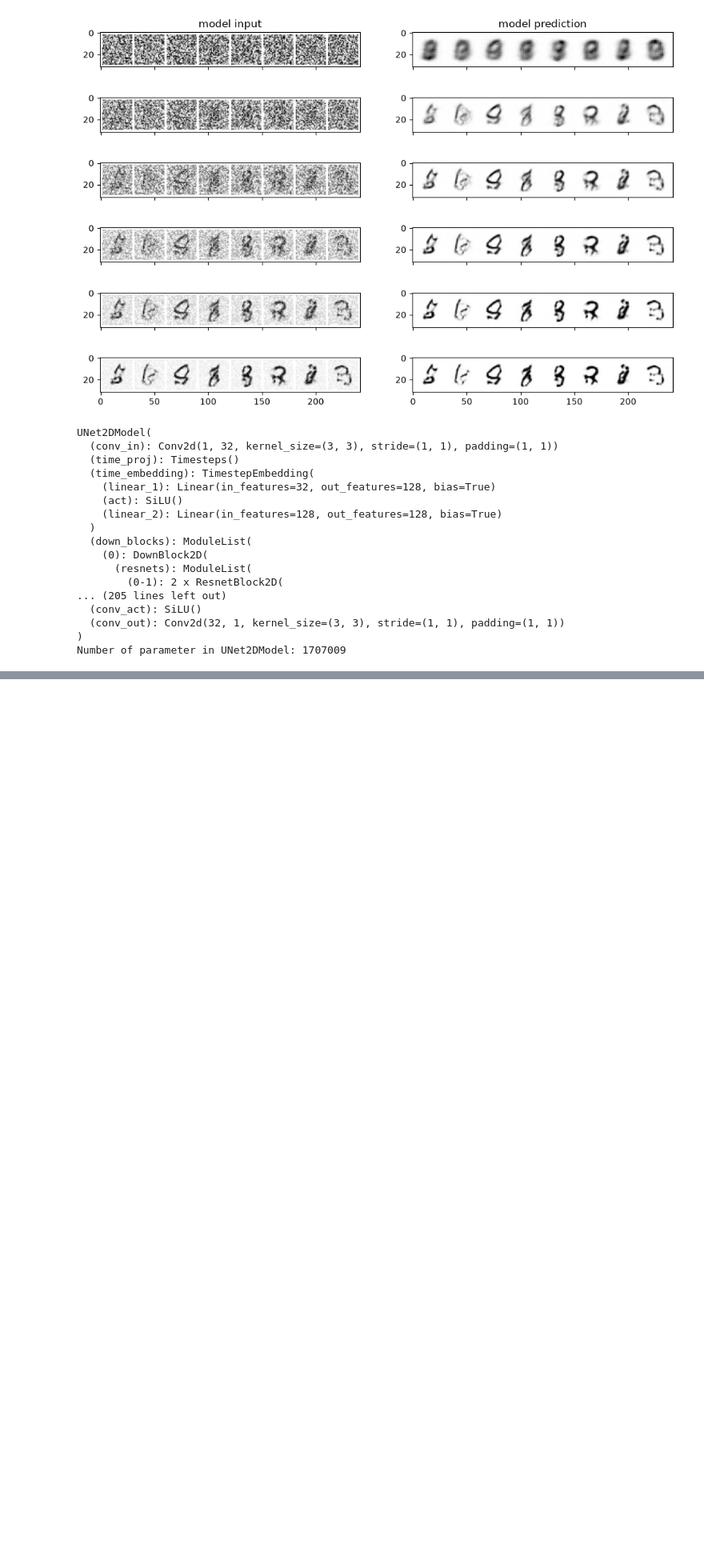
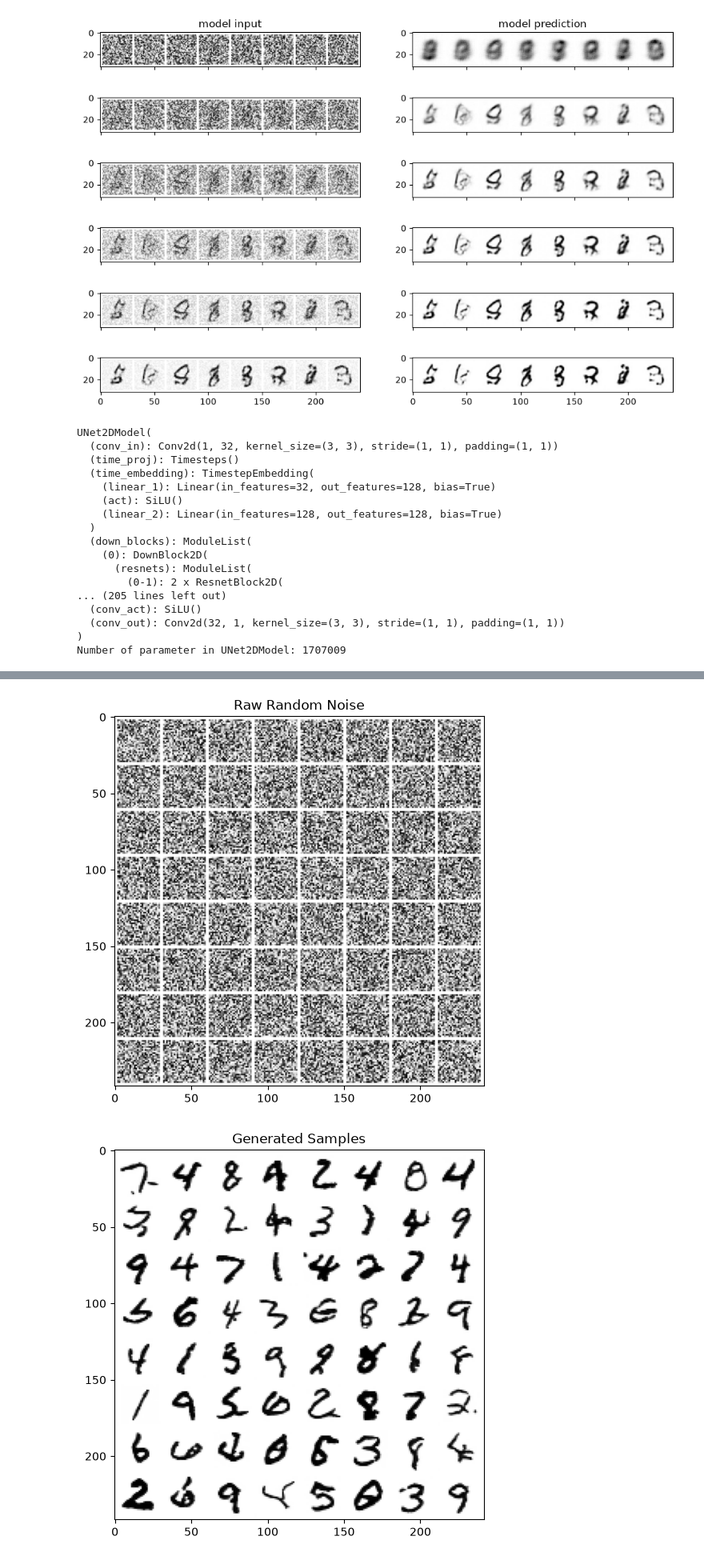
Before and after one commit to FlyingMatrix/diffusion, a Jupyter notebook: diffusion-from-scratch.ipynb, the cells around one changed output, grey strips where cells are left out. Shown at 80% size. Cells and saved outputs as stored; diff of their text form; code cells hidden in the pictures; blank space fills up the shorter version.

```diff
--- a/diffusion-from-scratch.ipynb
+++ b/diffusion-from-scratch.ipynb
@@ -405,11 +405,11 @@ UNet2DModel(
 )
 Number of parameter in UNet2DModel: 1707009
 # %%
-# Trying UNet2DModel to compare with the basic UNet
+# Train a UNet2DModel
 batch_size = 128
 train_dataloader = DataLoader(dataset, batch_size=batch_size, shuffle=True)
 
-n_epochs = 30
+n_epochs = 20
 model.to(device)
 loss_fn = nn.MSELoss()
 optimizer = torch.optim.Adam(model.parameters(), lr=1e-3)
@@ -430,7 +430,7 @@ for epoch in range(n_epochs):
         noisy_image = corrupt(image, noise_amount)
 
         # Get the model prediction
-        pred = model(noisy_image)
+        pred = model(noisy_image, 0).sample
 
         # Calculate the loss
         loss = loss_fn(pred, image)
@@ -460,0 +533,22 @@ plot_training_from_file(path="mnist_train_loss_unet2dmodel.jsonl")
+# %%
+# Load model weights
+model = UNet2DModel(
+    sample_size=28,                     # the target image resolution
+    in_channels=1,                      # the number of input channels
+    out_channels=1,                     # the number of output channels
+    layers_per_block=2,                 # how many ResNet layers to use per UNet block
+    block_out_channels=(32, 64, 64),    # roughly matching our basic unet example
+    down_block_types=(
+        "DownBlock2D",                  # a regular ResNet downsampling block
+        "AttnDownBlock2D",              # a ResNet downsampling block with spatial self-attention
+        "AttnDownBlock2D",
+    ),
+    up_block_types=(
+        "AttnUpBlock2D",
+        "AttnUpBlock2D",                # a ResNet upsampling block with spatial self-attention
+        "UpBlock2D",                    # a regular ResNet upsampling block
+      ),
+).to(device)
+
+model.load_state_dict(torch.load('mnist_unet2dmodel_weights.pth', weights_only=True))
+mnist_model.eval()
@@ -461,16 +571,24 @@ plot_training_from_file(path="mnist_train_loss_unet2dmodel.jsonl")
 # %%
 # Samples - using 40 sampling steps
 n_steps = 40
 x = torch.rand(64, 1, 28, 28).to(device)
+
+fig, ax = plt.subplots(figsize=(6, 6))
+ax.set_title('Raw Random Noise')
+ax.imshow(torchvision.utils.make_grid(x.detach().cpu(), nrow=8)[0].clip(0, 1), cmap='Greys')
+plt.show()
 
 for i in range(n_steps):
     noise_amount = torch.ones((x.shape[0], )).to(device) * (1 - (i / n_steps)) # Starting high going low
     with torch.no_grad():
         pred = model(x, 0).sample
     mix_factor = 1 / (n_steps - i)
     x = x * (1 - mix_factor) + pred * mix_factor
 
-fig, ax = plt.subplots(figsize=(8, 8))
+fig, ax = plt.subplots(figsize=(6, 6))
 ax.set_title('Generated Samples')
 ax.imshow(torchvision.utils.make_grid(x.detach().cpu(), nrow=8)[0].clip(0, 1), cmap='Greys')
 plt.show()
+# %% [output]
+[figure, added]
+[figure, added]
```
Also changed, not shown: parts of 6 cells of this notebook.
